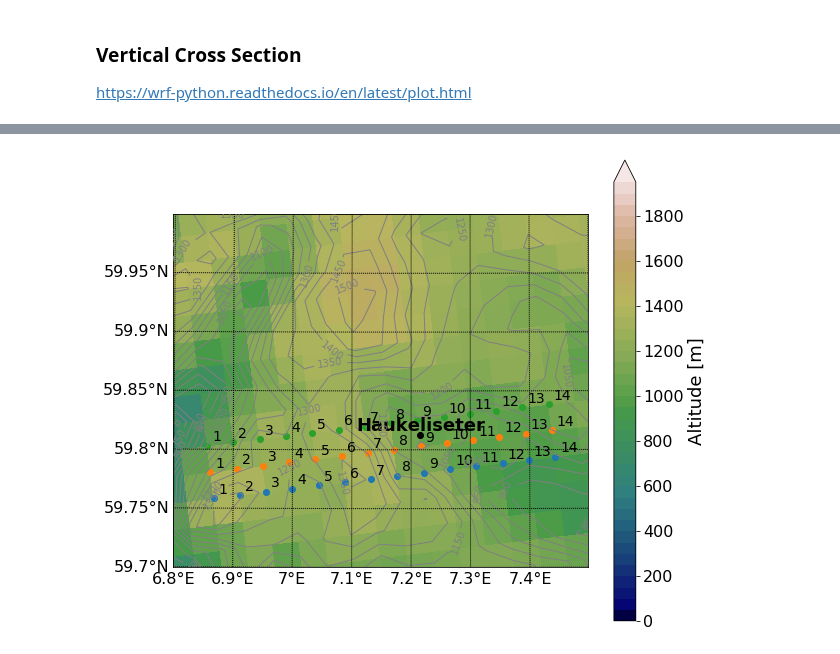
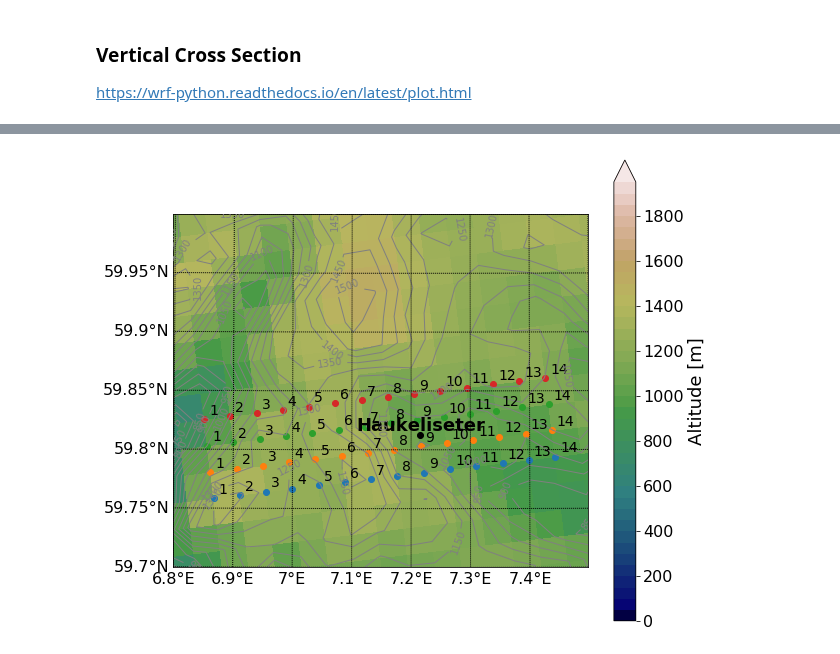
Before and after one commit to franzihe/research_Haukeli, a Jupyter notebook: MEPS/plt_vert_cross_sct.ipynb, the cells around one changed output, grey strips where cells are left out. Cells and saved outputs as stored; diff of their text form; code cells hidden in the pictures.

Commit message:
changed latitude and longitude index for different files

```diff
--- a/MEPS/plt_vert_cross_sct.ipynb
+++ b/MEPS/plt_vert_cross_sct.ipynb
@@ -242,8 +197,15 @@ no22 = np.array([80,80,81])/champ
 # %%
+xx2 = []
+yy2 = []
+for i in range(lon.shape[0]):
+    x2, y2 = find_station_yx(lati, longi, stn_lat, lon[i])
+    xx2.append(x2)
+    yy2.append(y2)
+
 for i in range(lon.shape[0]-1):
-    if xx[i] == xx[i+1]:
+    if xx2[i] == xx2[i+1]:
         #print(i, xx[i], xx[i+1])
-        xx[i] = np.nan
+        xx2[i] = np.nan
 # %%
 ### Norway ###
 #plt.figure(1)
@@ -281,40 +243,68 @@ lonstat = [7+12.87/60]#,7.2]
 latstat= [59+48.73/60]#,59.8]
 
 
+
 xpt, ypt= map(lonstat, latstat)
 map.plot(xpt,ypt,'ko')
 for i in range(len(namestat)):
     plt.text(xpt[i]+100, ypt[i]+100, namestat[i], fontsize=18,fontweight='bold',
              ha='center',va='bottom',color='black')
 #plt.tight_layout(pad=2.5)
 
 
-x4, y4 = map(longitude[309,(np.array(xx)[~np.isnan(xx)]).astype(int)],
-             latitude[309,(np.array(xx)[~np.isnan(xx)]).astype(int)])
+#x4, y4 = map(longitude[309,(np.array(xx)[~np.isnan(xx)]).astype(int)],
+ #            latitude[309,(np.array(xx)[~np.isnan(xx)]).astype(int)])
+#map.scatter(x4,y4)
+#for i, (xl,yl) in enumerate(zip(x4, y4), start=1):
+ #   ax.annotate(str(i), (xl,yl), xytext=(5,5), textcoords='offset points',fontsize=14)
+
+#x5, y5 = map(longitude[310,(np.array(xx)[~np.isnan(xx)]).astype(int)],
+ #            latitude[310,(np.array(xx)[~np.isnan(xx)]).astype(int)])
+#map.scatter(x5,y5)
+#for i, (xl,yl) in enumerate(zip(x5, y5), start=1):
+ #   ax.annotate(str(i), (xl,yl), xytext=(5,5), textcoords='offset points',fontsize=14)
+
+
+#x6, y6 = map(longitude[311,(np.array(xx)[~np.isnan(xx)]).astype(int)],
+ #            latitude[311,(np.array(xx)[~np.isnan(xx)]).astype(int)])
+#map.scatter(x6,y6)
+#for i, (xl,yl) in enumerate(zip(x6, y6), start=1):
+ #   ax.annotate(str(i), (xl,yl), xytext=(5,5), textcoords='offset points',fontsize=14)
+
+
+
+x4, y4 = map(longi[np.min(yy2)-1,(np.array(xx2)[~np.isnan(xx2)]).astype(int)],
+             lati[np.min(yy2)-1,(np.array(xx2)[~np.isnan(xx2)]).astype(int)])
 map.scatter(x4,y4)
 for i, (xl,yl) in enumerate(zip(x4, y4), start=1):
     ax.annotate(str(i), (xl,yl), xytext=(5,5), textcoords='offset points',fontsize=14)
 
-x5, y5 = map(longitude[310,(np.array(xx)[~np.isnan(xx)]).astype(int)],
-             latitude[310,(np.array(xx)[~np.isnan(xx)]).astype(int)])
+x5, y5 = map(longi[np.min(yy2),(np.array(xx2)[~np.isnan(xx2)]).astype(int)],
+             lati[np.min(yy2),(np.array(xx2)[~np.isnan(xx2)]).astype(int)])
 map.scatter(x5,y5)
 for i, (xl,yl) in enumerate(zip(x5, y5), start=1):
     ax.annotate(str(i), (xl,yl), xytext=(5,5), textcoords='offset points',fontsize=14)
 
 
-x6, y6 = map(longitude[311,(np.array(xx)[~np.isnan(xx)]).astype(int)],
-             latitude[311,(np.array(xx)[~np.isnan(xx)]).astype(int)])
+x6, y6 = map(longi[np.max(yy2)-1,(np.array(xx2)[~np.isnan(xx2)]).astype(int)],
+             lati[np.max(yy2)-1,(np.array(xx2)[~np.isnan(xx2)]).astype(int)])
+map.scatter(x6,y6)
+for i, (xl,yl) in enumerate(zip(x6, y6), start=1):
+    ax.annotate(str(i), (xl,yl), xytext=(5,5), textcoords='offset points',fontsize=14)
+
+x6, y6 = map(longi[np.max(yy2),(np.array(xx2)[~np.isnan(xx2)]).astype(int)],
+             lati[np.max(yy2),(np.array(xx2)[~np.isnan(xx2)]).astype(int)])
 map.scatter(x6,y6)
 for i, (xl,yl) in enumerate(zip(x6, y6), start=1):
     ax.annotate(str(i), (xl,yl), xytext=(5,5), textcoords='offset points',fontsize=14)
 
 if savefig == 1:
     cF.createFolder('%s/' %(figdir))
 #    fig_name = 'winter_16_17_obs_hist_dens'
     fig_name = 'cross_section'
     plt.savefig('%s/%s.%s' %(figdir, fig_name,form), format = form, bbox_inches ='tight')
     print('plot saved: %s/%s' %(figdir, fig_name))
 else:
     plt.show()
 # %% [output]
-[figure, old version]
+[figure, new version]
```
Also changed, not shown: parts of 53 cells of this notebook.
